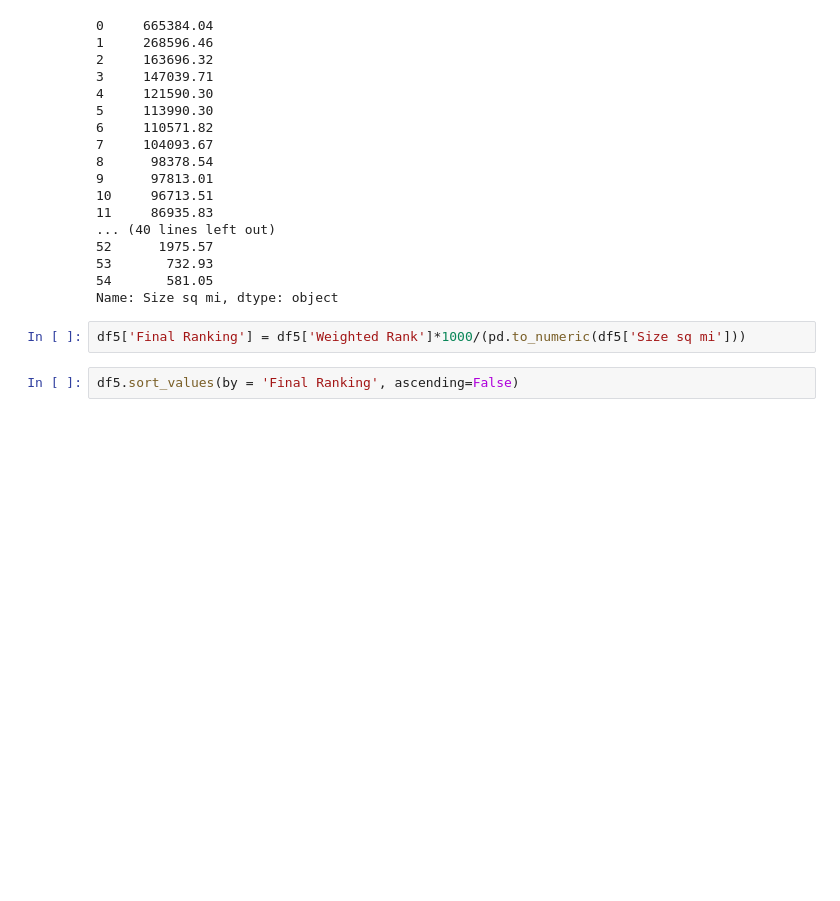
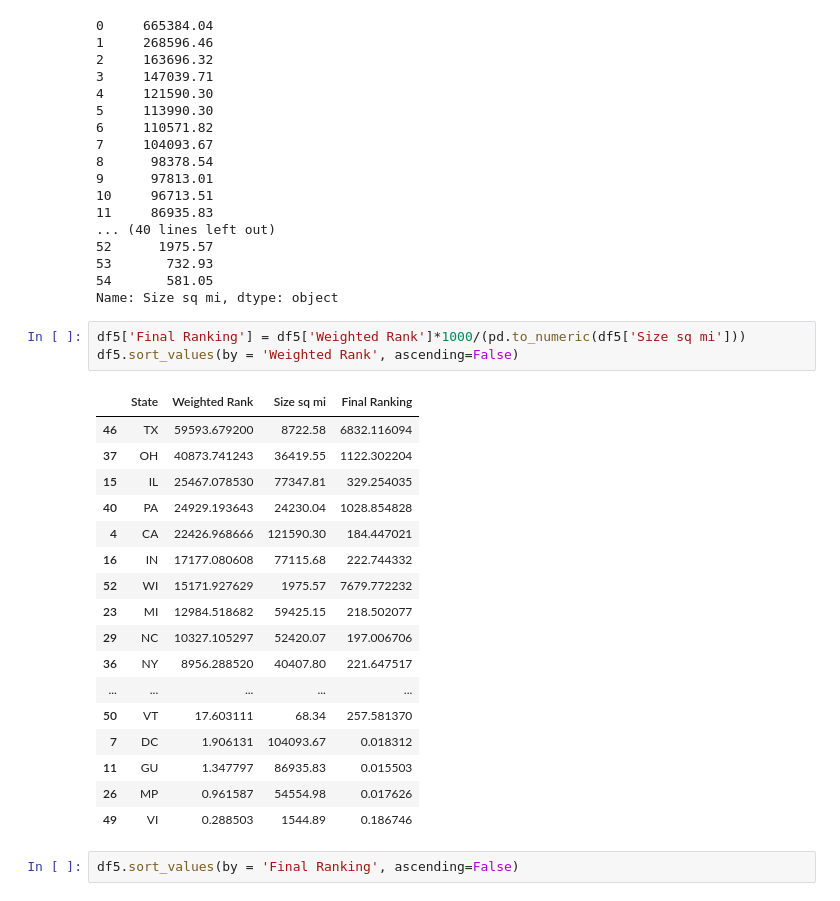
Before and after one commit to ivanescalona/GroupProject1, a Jupyter notebook: facilities_df.ipynb, the cells around one changed output. Saved outputs shown, nothing was run; the diff lists cells and outputs as text; blank space fills up the shorter version.

```diff
--- a/facilities_df.ipynb
+++ b/facilities_df.ipynb
@@ -319,6 +322,25 @@ See the caveats in the documentation: http://pandas.pydata.org/pandas-docs/stabl
 Name: Size sq mi, dtype: object
 # %%
 df5['Final Ranking'] = df5['Weighted Rank']*1000/(pd.to_numeric(df5['Size sq mi']))
+df5.sort_values(by = 'Weighted Rank', ascending=False)
+# %% [output]
+|  | State | Weighted Rank | Size sq mi | Final Ranking |
+| 46 | TX | 59593.679200 | 8722.58 | 6832.116094 |
+| 37 | OH | 40873.741243 | 36419.55 | 1122.302204 |
+| 15 | IL | 25467.078530 | 77347.81 | 329.254035 |
+| 40 | PA | 24929.193643 | 24230.04 | 1028.854828 |
+| 4 | CA | 22426.968666 | 121590.30 | 184.447021 |
+| 16 | IN | 17177.080608 | 77115.68 | 222.744332 |
+| 52 | WI | 15171.927629 | 1975.57 | 7679.772232 |
+| 23 | MI | 12984.518682 | 59425.15 | 218.502077 |
+| 29 | NC | 10327.105297 | 52420.07 | 197.006706 |
+| 36 | NY | 8956.288520 | 40407.80 | 221.647517 |
+| ... | ... | ... | ... | ... |
+| 50 | VT | 17.603111 | 68.34 | 257.581370 |
+| 7 | DC | 1.906131 | 104093.67 | 0.018312 |
+| 11 | GU | 1.347797 | 86935.83 | 0.015503 |
+| 26 | MP | 0.961587 | 54554.98 | 0.017626 |
+| 49 | VI | 0.288503 | 1544.89 | 0.186746 |
 # %%
 df5.sort_values(by = 'Final Ranking', ascending=False)
 # %% [output]
```
Also changed, not shown: parts of 6 cells of this notebook, 2 other files.
